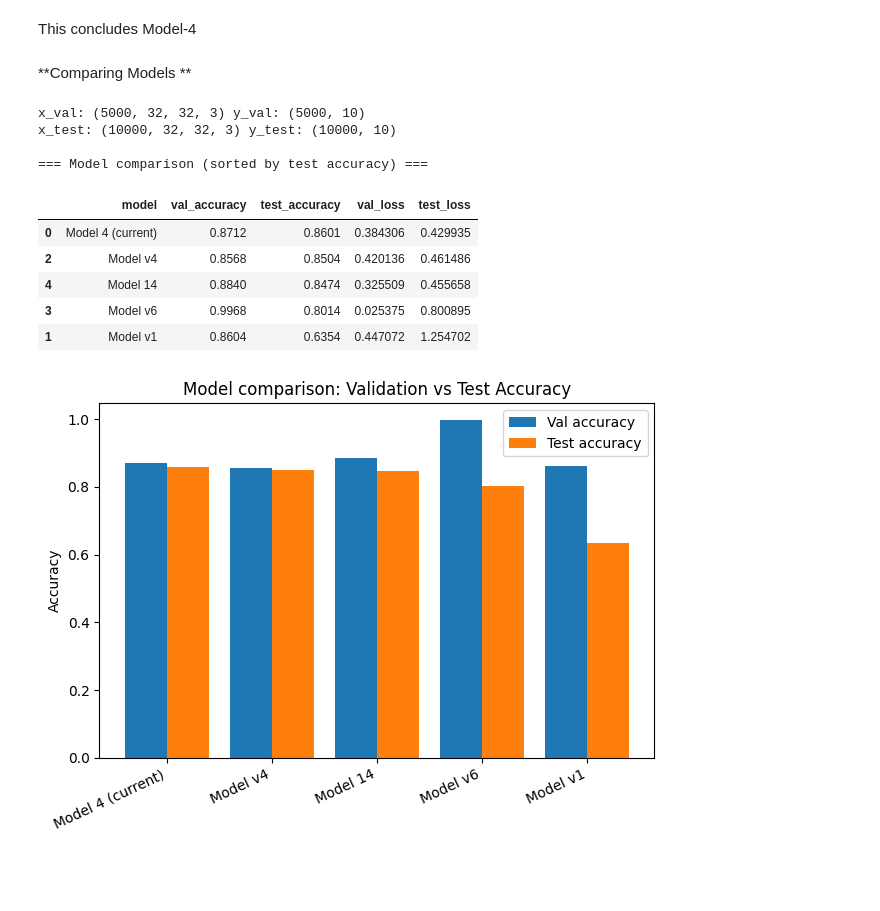
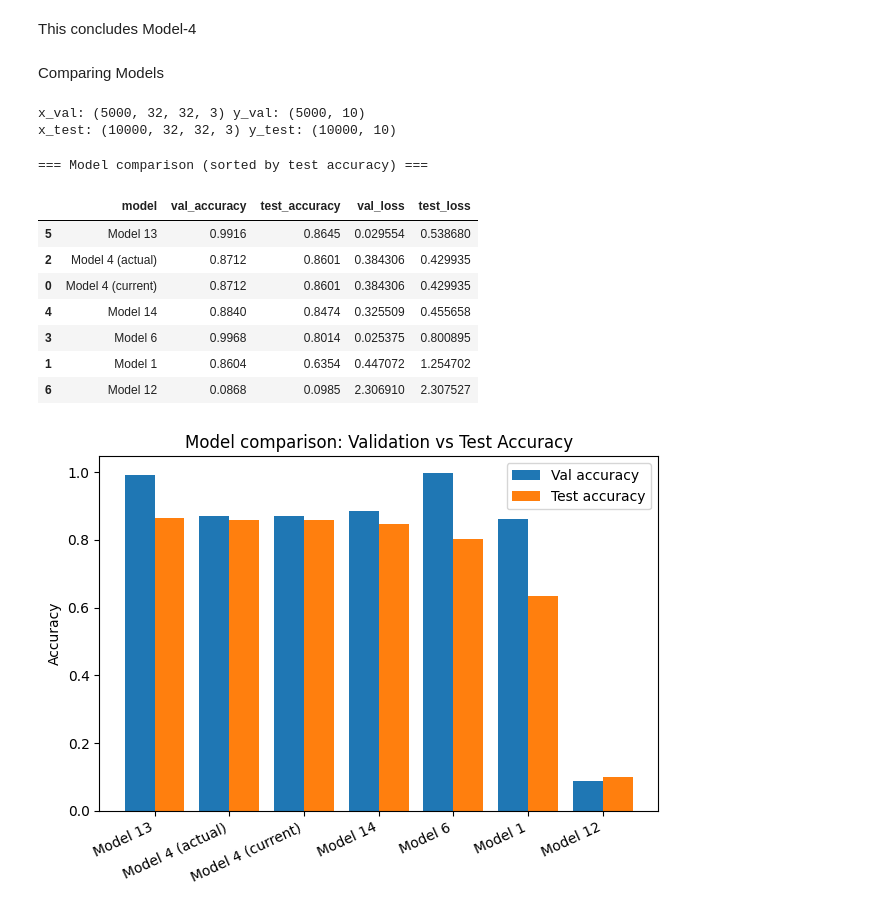
Before and after one commit to benhuntdev/ironhack_2026_cnn_group1, a Jupyter notebook: code/model4.ipynb, the cells around one changed output. Saved outputs shown, nothing was run; the diff lists cells and outputs as text; code cells hidden in the pictures; blank space fills up the shorter version.

Commit message:
Add deeper evaluations + housekeeping

```diff
--- a/code/model4.ipynb
+++ b/code/model4.ipynb
@@ -122,17 +123,40 @@ Define model
 # %%
 
+'''
+MODEL 4 SUMMARY
 
-inputs = keras.Input(shape=(32,32,3))
+Main changes from Model 1 (baseline):
+
+- Much deeper CNN: went from 1 Conv layer → 6 Conv layers (3 blocks × 2 conv each)
+Result: learns richer features (edges → textures → object parts).
+
+- Added Batch Normalization: none → BN after each conv
+Result: more stable training, better generalization, can support deeper networks.
+
+- Added Dropout: none → multiple dropouts (0.25 / 0.30 / 0.40 + 0.50 in head)
+Result: reduces overfitting (Model 1 overfits quickly once you scale it up).
+
+- Added Data Augmentation: no → yes (flip/shift/zoom)
+Result: improves real-world robustness and test performance.
+
+- Changed Flatten → GlobalAveragePooling2D: Flatten(large params) → GAP (efficient head)
+Result: fewer parameters, less overfitting, aiming for better test accuracy.
+
+- Added overfitting controls: none → EarlyStopping + ReduceLROnPlateau
+Result: stops at best generalization point and automatically lowers learning rate when progress stalls.
+
+- Added deeper evaluation: Per-Class metrics: precision, recall and F1. Human verification to visually see how our model thinks.
+
+'''
 
 
-x = data_augmentation(inputs)
+# Model 4
+
+# Define the input shape based on the dataset (CIFAR-10 images are 32x32 pixels with 3 color channels)
+input_shape = (32, 32, 3)
 
 model4 = keras.Sequential([
     keras.Input(shape=input_shape),
-
-    # If x_train/x_test are already scaled to [0,1], keep this OUT.
-    # If they are 0-255, then uncomment the next line:
-    # layers.Rescaling(1./255),
 
     data_augmentation,
 
@@ -481,7 +578,7 @@ Files here: ['.config', 'cifar10.v1_G1_cnn.keras', '.ipynb_checkpoints', 'cifar1
 # %% [markdown]
 This concludes Model-4
 # %% [markdown]
-**Comparing Models **
+Comparing Models
 # %%
 import tensorflow as tf
 import pandas as pd
@@ -496,10 +593,12 @@ print("x_test:", x_test.shape, "y_test:", y_test.shape)
 
 model_files = {
     "Model 4 (current)": None,  # in-memory model4
-    "Model v1": "/content/cifar10.v1_G1_cnn.keras",
-    "Model v4": "/content/cifar10.v4_G1_cnn.keras",
-    "Model v6": "/content/cifar10.v6_G1_cnn.keras",
+    "Model 1": "/content/cifar10.v1_G1_cnn.keras",
+    "Model 4 (actual)": "/content/cifar10.v4_G1_cnn.keras",
+    "Model 6": "/content/cifar10.v6_G1_cnn.keras",
     "Model 14": "/content/cifar10.model14.keras",
+    "Model 13": "/content/cifar10.v13_G1_cnn.keras",
+    "Model 12": "/content/cifar10.v12_G1_cnn.keras", # Corrected path to .keras file
 }
 
 def safe_compile(m):
@@ -514,7 +613,7 @@ def evaluate_on_sets(m, x_val, y_val, x_test, y_test):
 
 rows = []
 
-# 1) Evaluate your current in-memory model4
+# 1) Evaluate your current in-memory model 4
 m4 = safe_compile(model4)
 val_loss, val_acc, test_loss, test_acc = evaluate_on_sets(m4, x_val, y_val, x_test, y_test)
 rows.append({
@@ -539,36 +638,37 @@ for name, path in model_files.items():
         "model": name,
         "val_accuracy": val_acc,
         "test_accuracy": test_acc,
         "val_loss": val_loss,
         "test_loss": test_loss
     })
 
 df_compare = pd.DataFrame(rows).sort_values("test_accuracy", ascending=False)
 
 print("\n=== Model comparison (sorted by test accuracy) ===")
 display(df_compare)
 
 # --- simple plot: val vs test accuracy ---
 plt.figure()
 x = range(len(df_compare))
 plt.bar([i - 0.2 for i in x], df_compare["val_accuracy"], width=0.4, label="Val accuracy")
 plt.bar([i + 0.2 for i in x], df_compare["test_accuracy"], width=0.4, label="Test accuracy")
 
 plt.xticks(list(x), df_compare["model"], rotation=25, ha="right")
 plt.ylabel("Accuracy")
 plt.title("Model comparison: Validation vs Test Accuracy")
 plt.legend()
 plt.tight_layout()
 plt.show()
 # %% [output]
 x_val: (5000, 32, 32, 3) y_val: (5000, 10)
 x_test: (10000, 32, 32, 3) y_test: (10000, 10)
-
-=== Model comparison (sorted by test accuracy) ===
+=== Model comparison (sorted by test accuracy) ===
 |  | model | val_accuracy | test_accuracy | val_loss | test_loss |
+| 5 | Model 13 | 0.9916 | 0.8645 | 0.029554 | 0.538680 |
+| 2 | Model 4 (actual) | 0.8712 | 0.8601 | 0.384306 | 0.429935 |
 | 0 | Model 4 (current) | 0.8712 | 0.8601 | 0.384306 | 0.429935 |
-| 2 | Model v4 | 0.8568 | 0.8504 | 0.420136 | 0.461486 |
 | 4 | Model 14 | 0.8840 | 0.8474 | 0.325509 | 0.455658 |
-| 3 | Model v6 | 0.9968 | 0.8014 | 0.025375 | 0.800895 |
-| 1 | Model v1 | 0.8604 | 0.6354 | 0.447072 | 1.254702 |
+| 3 | Model 6 | 0.9968 | 0.8014 | 0.025375 | 0.800895 |
+| 1 | Model 1 | 0.8604 | 0.6354 | 0.447072 | 1.254702 |
+| 6 | Model 12 | 0.0868 | 0.0985 | 2.306910 | 2.307527 |
-[figure, old version]
+[figure, new version]
```
Also changed, not shown: parts of 13 cells of this notebook.
